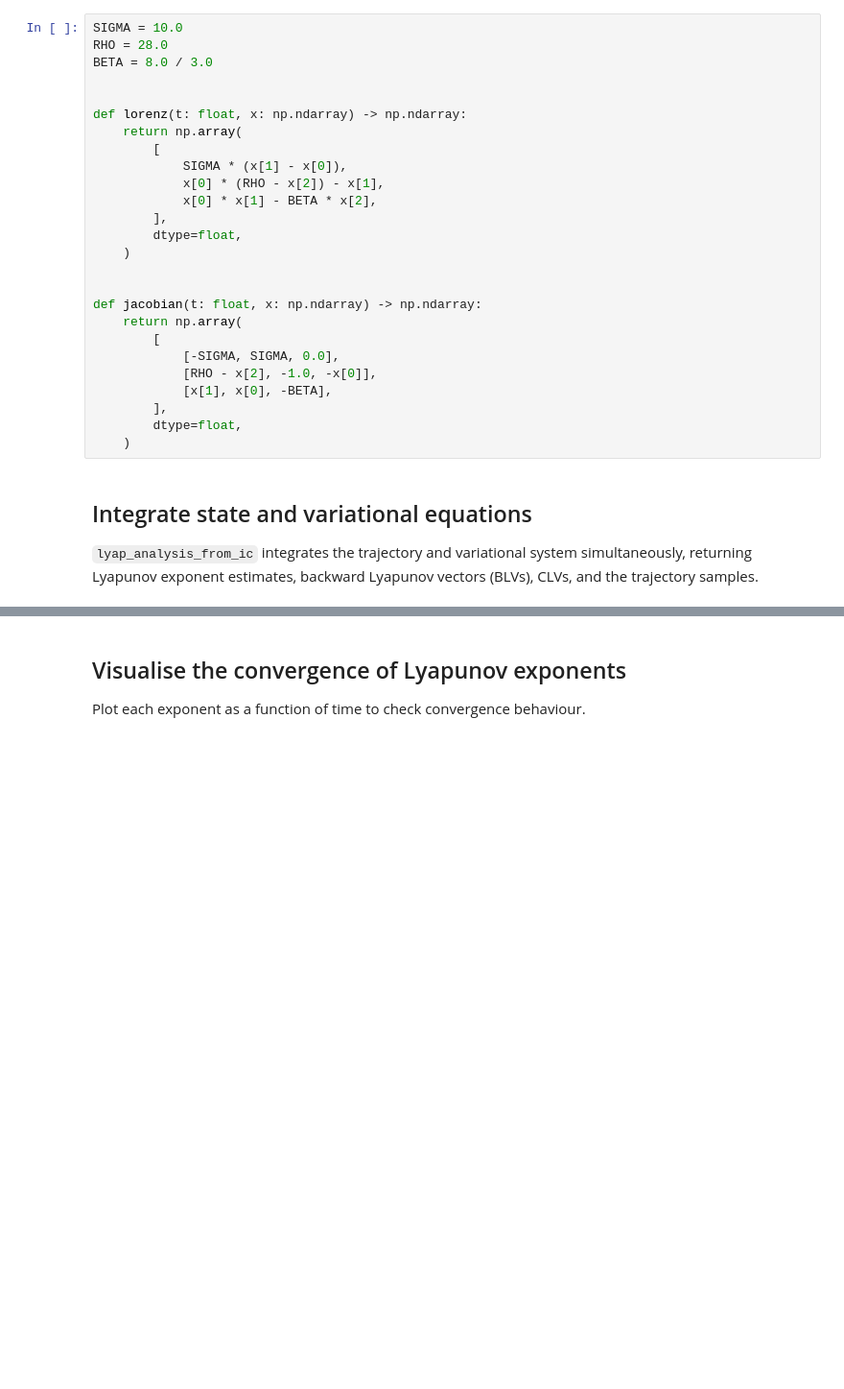
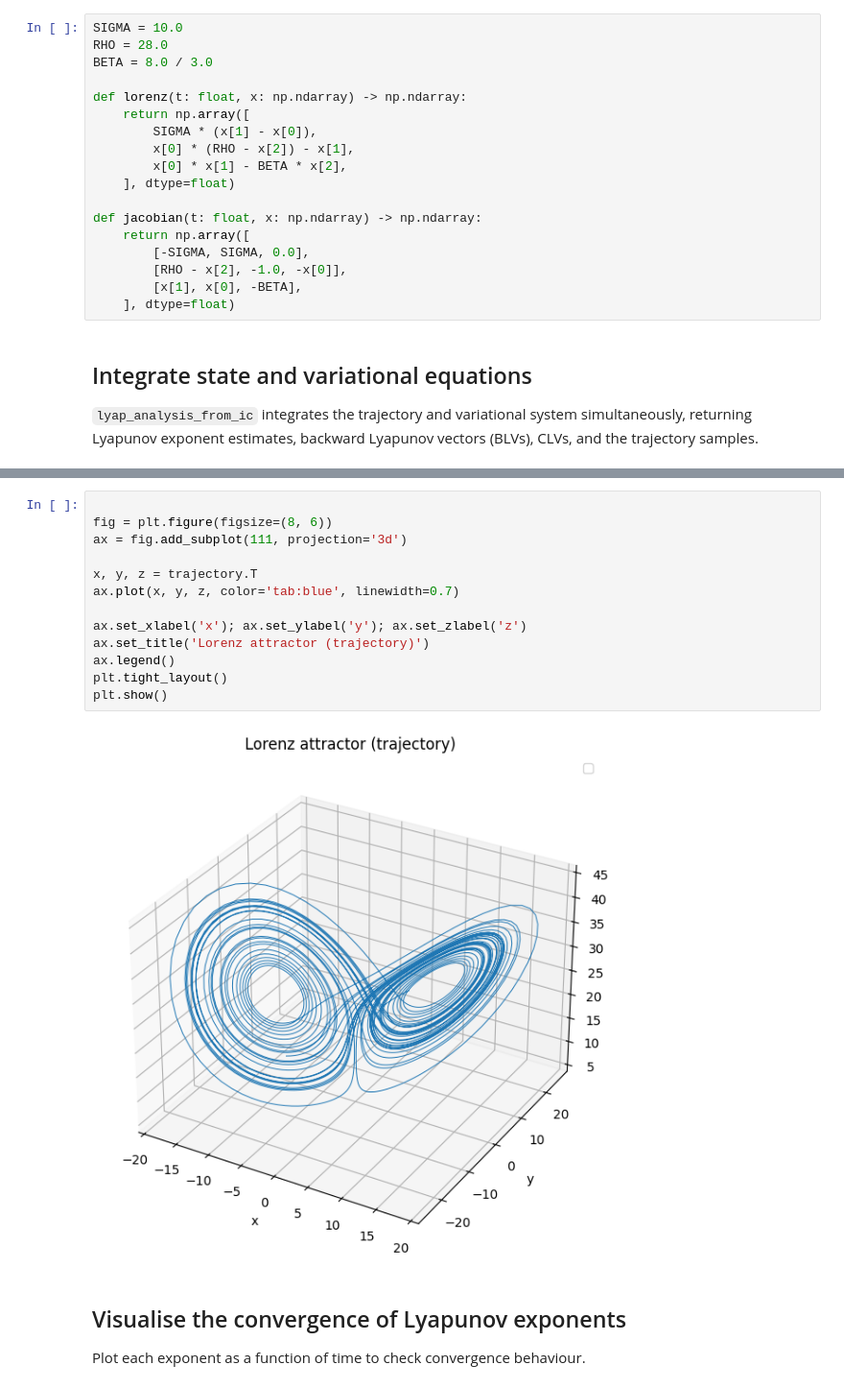
Before and after one commit to MagriLab/clvlib, a Jupyter notebook: tutorials/lorenz_numpy_quickstart.ipynb, the cells around one changed output, grey strips where cells are left out. Shown: that part at 96% size. Drawn from its saved outputs; the diff is of its cells as text; blank space fills up the shorter version.

```diff
--- a/tutorials/lorenz_numpy_quickstart.ipynb
+++ b/tutorials/lorenz_numpy_quickstart.ipynb
@@ -27,27 +22,19 @@ SIGMA = 10.0
 RHO = 28.0
 BETA = 8.0 / 3.0
 
-
 def lorenz(t: float, x: np.ndarray) -> np.ndarray:
-    return np.array(
-        [
-            SIGMA * (x[1] - x[0]),
-            x[0] * (RHO - x[2]) - x[1],
-            x[0] * x[1] - BETA * x[2],
-        ],
-        dtype=float,
-    )
-
+    return np.array([
+        SIGMA * (x[1] - x[0]),
+        x[0] * (RHO - x[2]) - x[1],
+        x[0] * x[1] - BETA * x[2],
+    ], dtype=float)
 
 def jacobian(t: float, x: np.ndarray) -> np.ndarray:
-    return np.array(
-        [
-            [-SIGMA, SIGMA, 0.0],
-            [RHO - x[2], -1.0, -x[0]],
-            [x[1], x[0], -BETA],
-        ],
-        dtype=float,
-    )
+    return np.array([
+        [-SIGMA, SIGMA, 0.0],
+        [RHO - x[2], -1.0, -x[0]],
+        [x[1], x[0], -BETA],
+    ], dtype=float)
 # %% [markdown]
 ## Integrate state and variational equations
 
@@ -71,3 +62,18 @@ print("Asymptotic Lyapunov exponents:", LE)
+# %%
+
+fig = plt.figure(figsize=(8, 6))
+ax = fig.add_subplot(111, projection='3d')
+
+x, y, z = trajectory.T
+ax.plot(x, y, z, color='tab:blue', linewidth=0.7)
+
+ax.set_xlabel('x'); ax.set_ylabel('y'); ax.set_zlabel('z')
+ax.set_title('Lorenz attractor (trajectory)')
+ax.legend()
+plt.tight_layout()
+plt.show()
+# %% [output]
+[figure, added]
 # %% [markdown]
 ## Visualise the convergence of Lyapunov exponents
 
```
Also changed, not shown: parts of 16 cells of this notebook.
